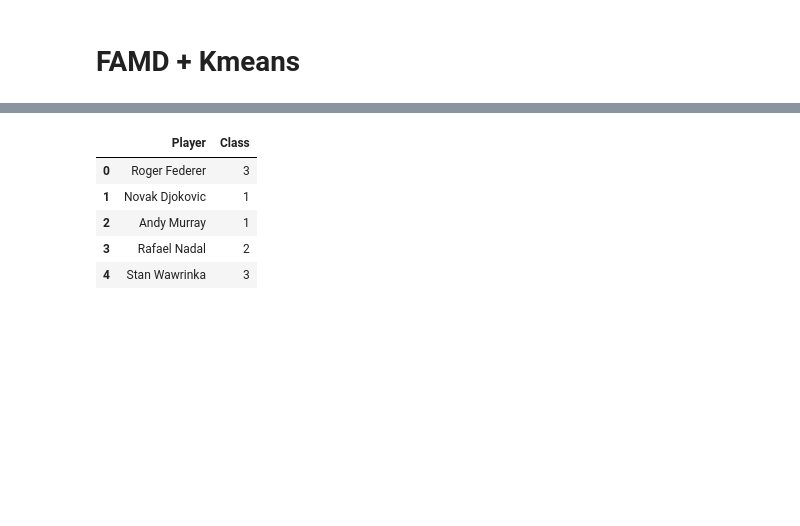
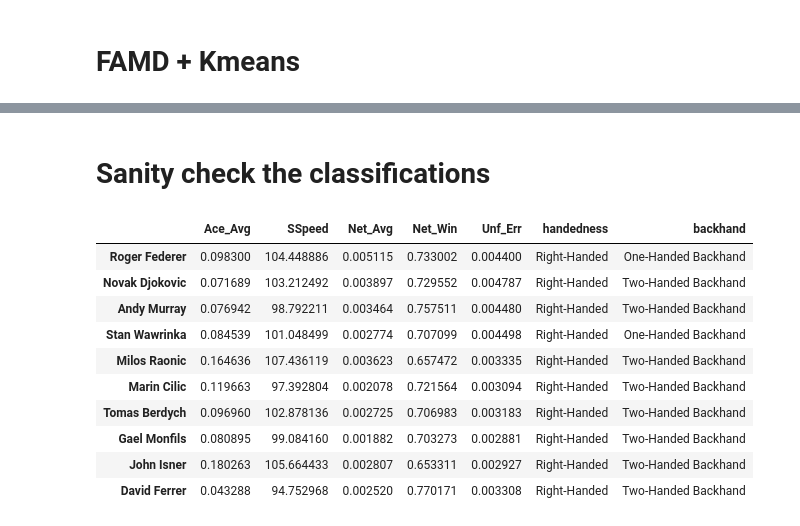
Before and after one commit to JohnOnt/Tennis_Classification, a Jupyter notebook: classify.ipynb, the cells around one changed output, grey strips where cells are left out. Drawn from its saved outputs; the diff is of its cells as text; code cells hidden in the pictures; blank space fills up the shorter version.

```diff
--- a/classify.ipynb
+++ b/classify.ipynb
@@ -299,13 +336,26 @@ pickle.dump(play_class, open('play_class_model.sav', 'wb'))
-# %%
-classes_df = pd.DataFrame({'Player': player_stats.index,
-                           'Class': play_class.labels_})
-
-classes_df.to_csv('player_classifications.csv', index=False)
-classes_df.head()
-# %% [output]
-|  | Player | Class |
-| 0 | Roger Federer | 3 |
-| 1 | Novak Djokovic | 1 |
-| 2 | Andy Murray | 1 |
-| 3 | Rafael Nadal | 2 |
-| 4 | Stan Wawrinka | 3 |
+# %% [markdown]
+# Sanity check the classifications
+# %%
+players_class0 = classes_df[classes_df.Class == 0].Player.values
+players_class1 = classes_df[classes_df.Class == 1].Player.values
+players_class2 = classes_df[classes_df.Class == 2].Player.values
+players_class3 = classes_df[classes_df.Class == 3].Player.values
+
+player_stats0 = player_stats.loc[players_class0][(con_feats + cat_feats)]
+player_stats1 = player_stats.loc[players_class1][(con_feats + cat_feats)]
+player_stats2 = player_stats.loc[players_class2][(con_feats + cat_feats)]
+player_stats3 = player_stats.loc[players_class3][(con_feats + cat_feats)]
+# %%
+player_stats3
+# %% [output]
+|  | Ace_Avg | SSpeed | Net_Avg | Net_Win | Unf_Err | handedness | backhand |
+| Roger Federer | 0.098300 | 104.448886 | 0.005115 | 0.733002 | 0.004400 | Right-Handed | One-Handed Backhand |
+| Novak Djokovic | 0.071689 | 103.212492 | 0.003897 | 0.729552 | 0.004787 | Right-Handed | Two-Handed Backhand |
+| Andy Murray | 0.076942 | 98.792211 | 0.003464 | 0.757511 | 0.004480 | Right-Handed | Two-Handed Backhand |
+| Stan Wawrinka | 0.084539 | 101.048499 | 0.002774 | 0.707099 | 0.004498 | Right-Handed | One-Handed Backhand |
+| Milos Raonic | 0.164636 | 107.436119 | 0.003623 | 0.657472 | 0.003335 | Right-Handed | Two-Handed Backhand |
+| Marin Cilic | 0.119663 | 97.392804 | 0.002078 | 0.721564 | 0.003094 | Right-Handed | Two-Handed Backhand |
+| Tomas Berdych | 0.096960 | 102.878136 | 0.002725 | 0.706983 | 0.003183 | Right-Handed | Two-Handed Backhand |
+| Gael Monfils | 0.080895 | 99.084160 | 0.001882 | 0.703273 | 0.002881 | Right-Handed | Two-Handed Backhand |
+| John Isner | 0.180263 | 105.664433 | 0.002807 | 0.653311 | 0.002927 | Right-Handed | Two-Handed Backhand |
+| David Ferrer | 0.043288 | 94.752968 | 0.002520 | 0.770171 | 0.003308 | Right-Handed | Two-Handed Backhand |
```
Also changed, not shown: parts of 14 cells of this notebook, 9 other files.
